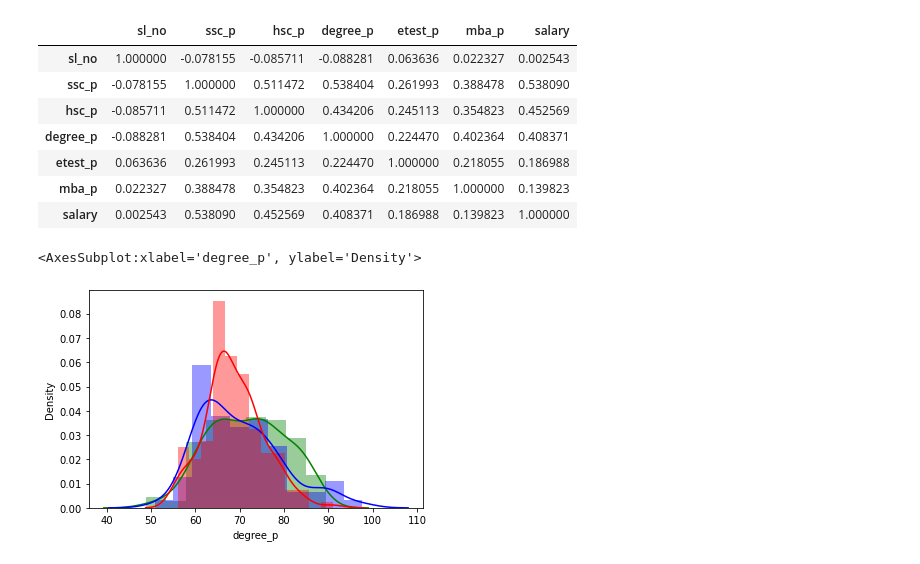
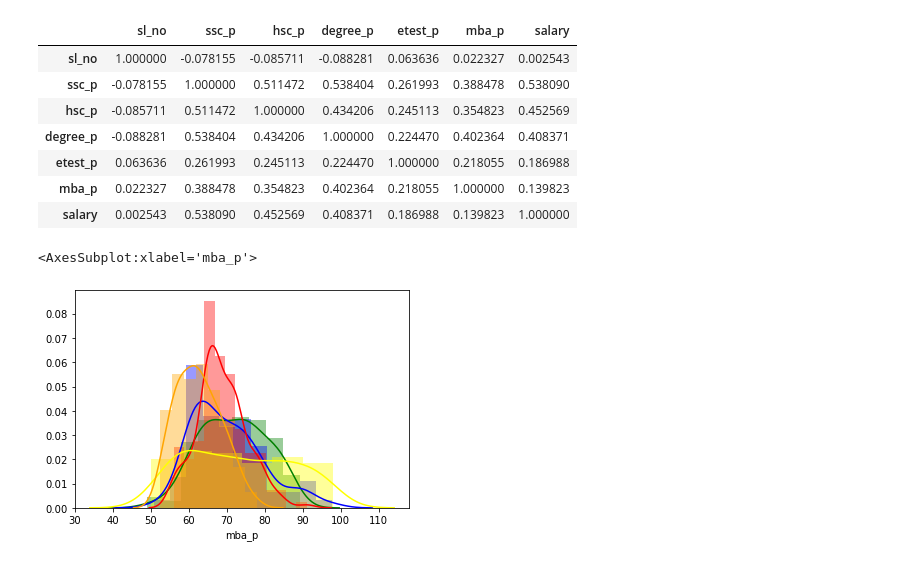
Before and after one commit to Kirthy-AI-Learner/Data_Science, a Jupyter notebook: Bivariate_Assignment.ipynb, the cells around one changed output. Drawn from its saved outputs; the diff is of its cells as text; code cells hidden in the pictures.

```diff
--- a/Bivariate_Assignment.ipynb
+++ b/Bivariate_Assignment.ipynb
@@ -248,9 +280,16 @@ dataset.corr()
 # %%
 # plot any useful graph and explain it.
 sns.distplot(dataset_placed['ssc_p'],color='Green')
 sns.distplot(dataset_placed['hsc_p'],color='Blue')
 sns.distplot(dataset_placed['degree_p'],color='Red')
+sns.distplot(dataset_placed['etest_p'],color='Yellow')
+sns.distplot(dataset_placed['mba_p'],color='Orange')
+
+#For graph trying to validate the percentage level at each stage for the placed students.
+#Conclusion after seeing the plot graph is
 #students who were constantly increasing in their percentage from ssc to degree got placed
+#these students got low only in the e test percentage. other than that they were constantly showing good performance in their
+#main exams
 # %% [output]
-<AxesSubplot:xlabel='degree_p', ylabel='Density'>
+<AxesSubplot:xlabel='mba_p'>
-[figure, old version]
+[figure, new version]
```
Also changed, not shown: parts of 20 cells of this notebook.
